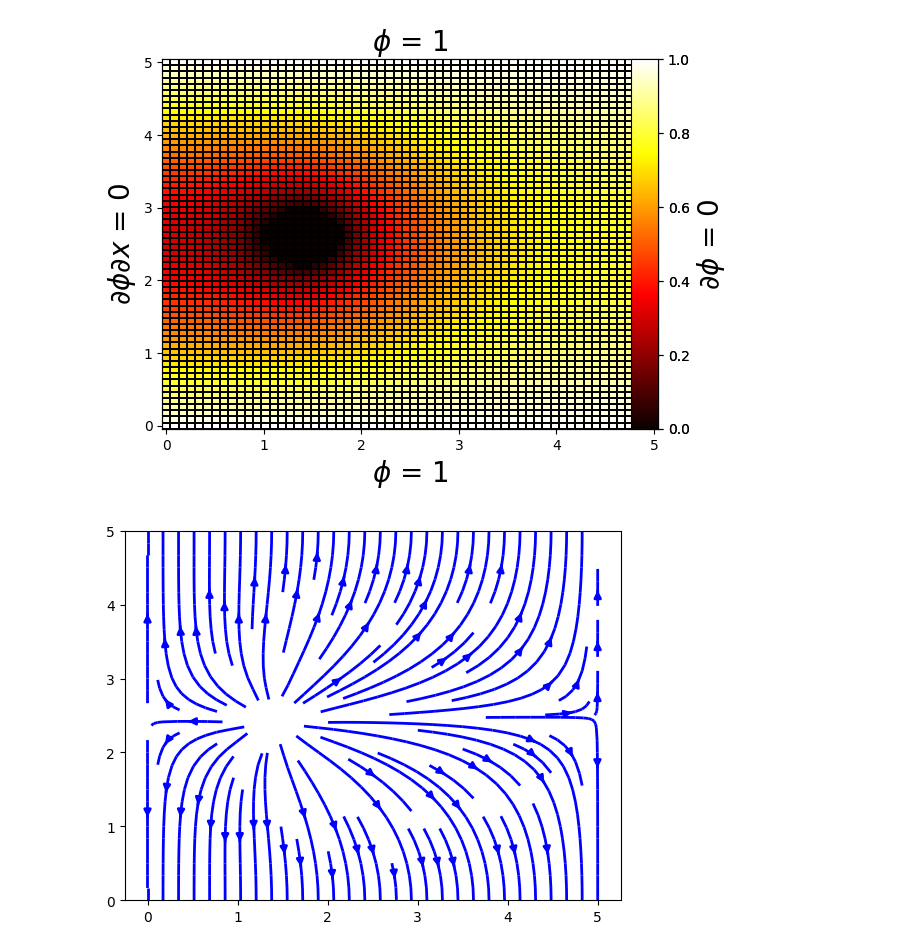
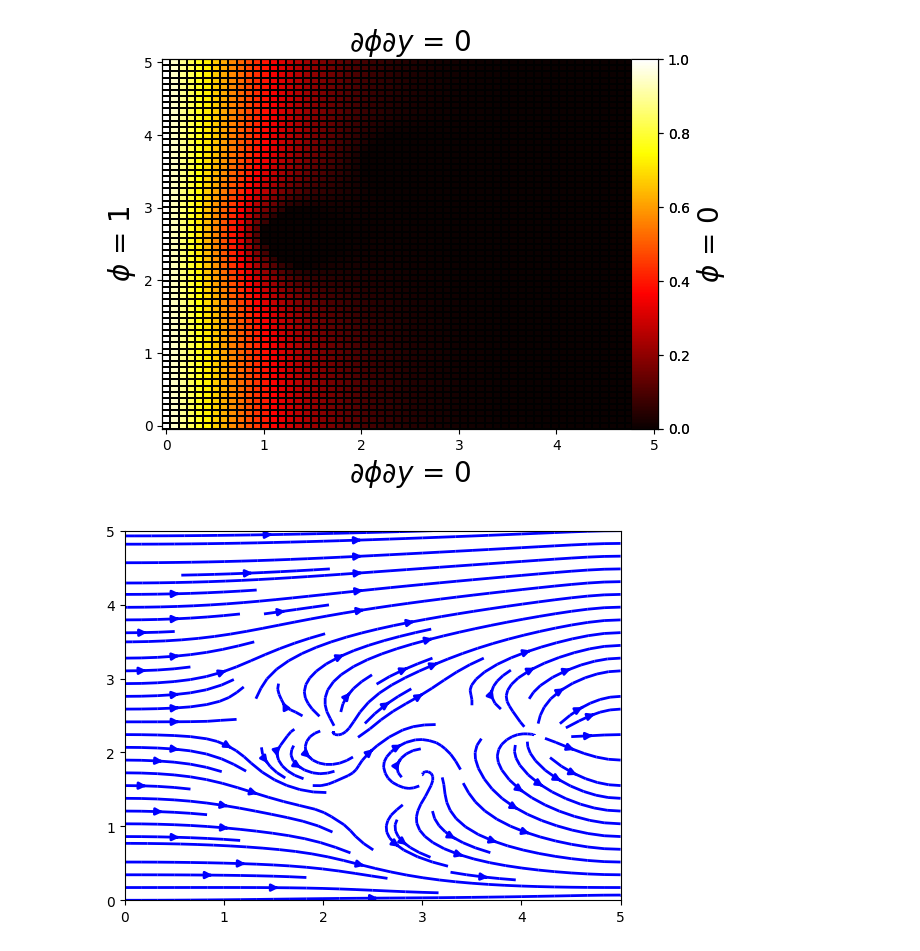
Before and after one commit to MehmetHakanSari/PotentialSolver, a Jupyter notebook: trials.ipynb, the cells around one changed output. Drawn from its saved outputs; the diff is of its cells as text; code cells hidden in the pictures.

```diff
--- a/trials.ipynb
+++ b/trials.ipynb
@@ -72,15 +72,20 @@ space = Mesh(block_coordinates, node_numbers) #it seems like a one block. Build
 # space.nonuniform_mesh_2D(-1.2, -1.4)
 a, b = space.nonuniform_block_mesh_2D(1, 1)
 circle = object()
-# circle.circle(0.4, (1.4,2.4))
+circle.circle(0.4, (1.4,2.4))
+space.create_object(circle)
+# circle.circle(0.4, (3.4,2.4))
 # space.create_object(circle)
+# circle.circle(0.4, (2.4,1.4))
+# space.create_object(circle)
+#
 
 
-BCs = {'W': 'N', 'S': 'D', 'E': 'N', 'N': 'D'}
-BCs_values = {'W': 0, 'S': 1, 'E': 0, 'N': 1}
+BCs = {'W': 'D', 'S': 'N', 'E': 'D', 'N': 'N'}
+BCs_values = {'W': 10, 'S': 0, 'E': 0, 'N': 0}
 
 solution = PDE_2D_Solver(space,BCs)
-solution.solver(BCs_values)
+solution.solver(BCs_values, itteration_type="nodebynode")
 
 # solution.countour()
 
@@ -118,8 +123,9 @@ solution.quiver()
 # %%
 solution.velocityfield("potensial")
 solution.plot2D("potensial")
 solution.stream()
 solution.quiver()
+a = solution.solution
 # %% [output]
-[figure, old version]
+[figure, new version]
-[figure, old version]
+[figure, new version]
```
Also changed, not shown: parts of 3 cells of this notebook, 2 other files.
